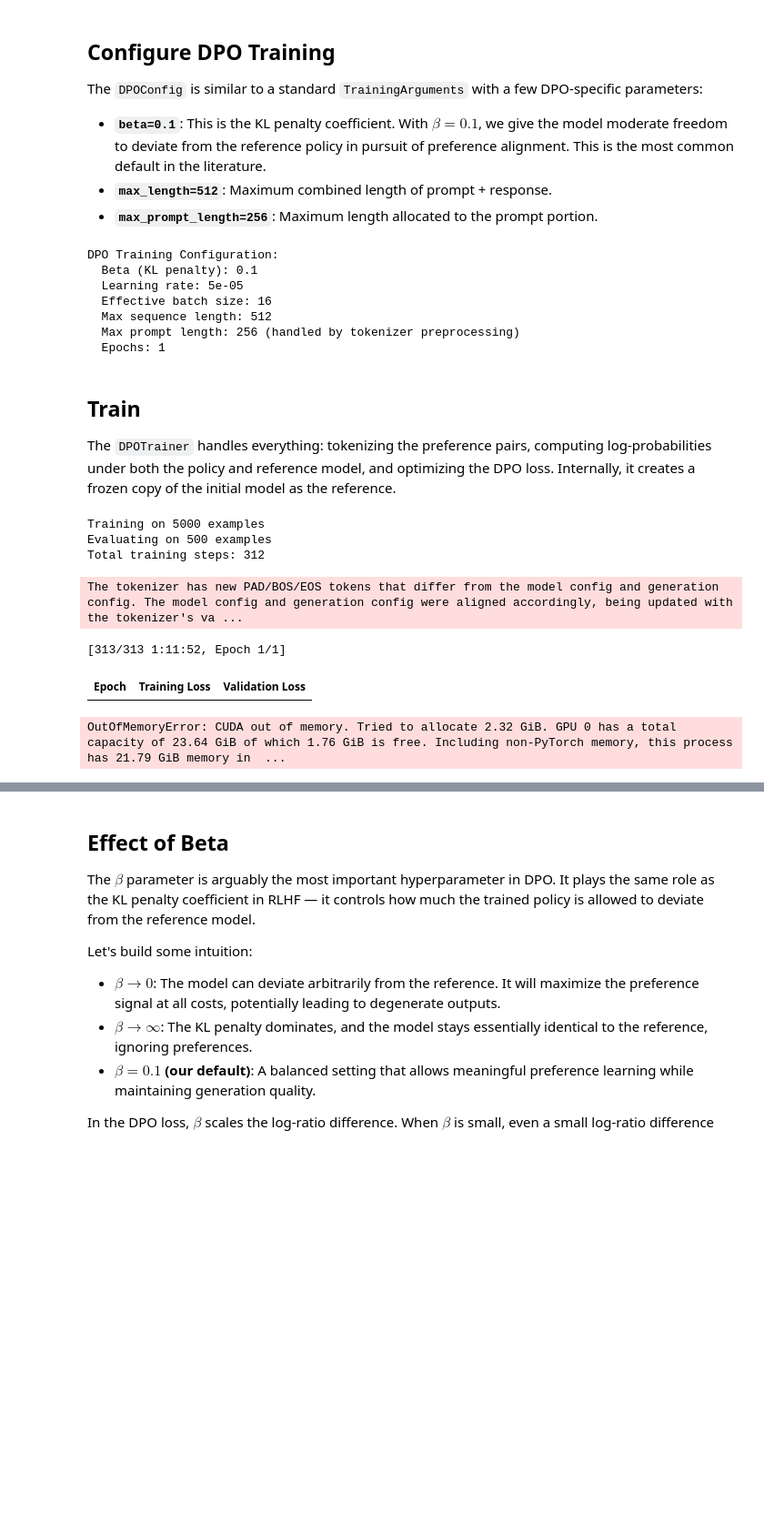
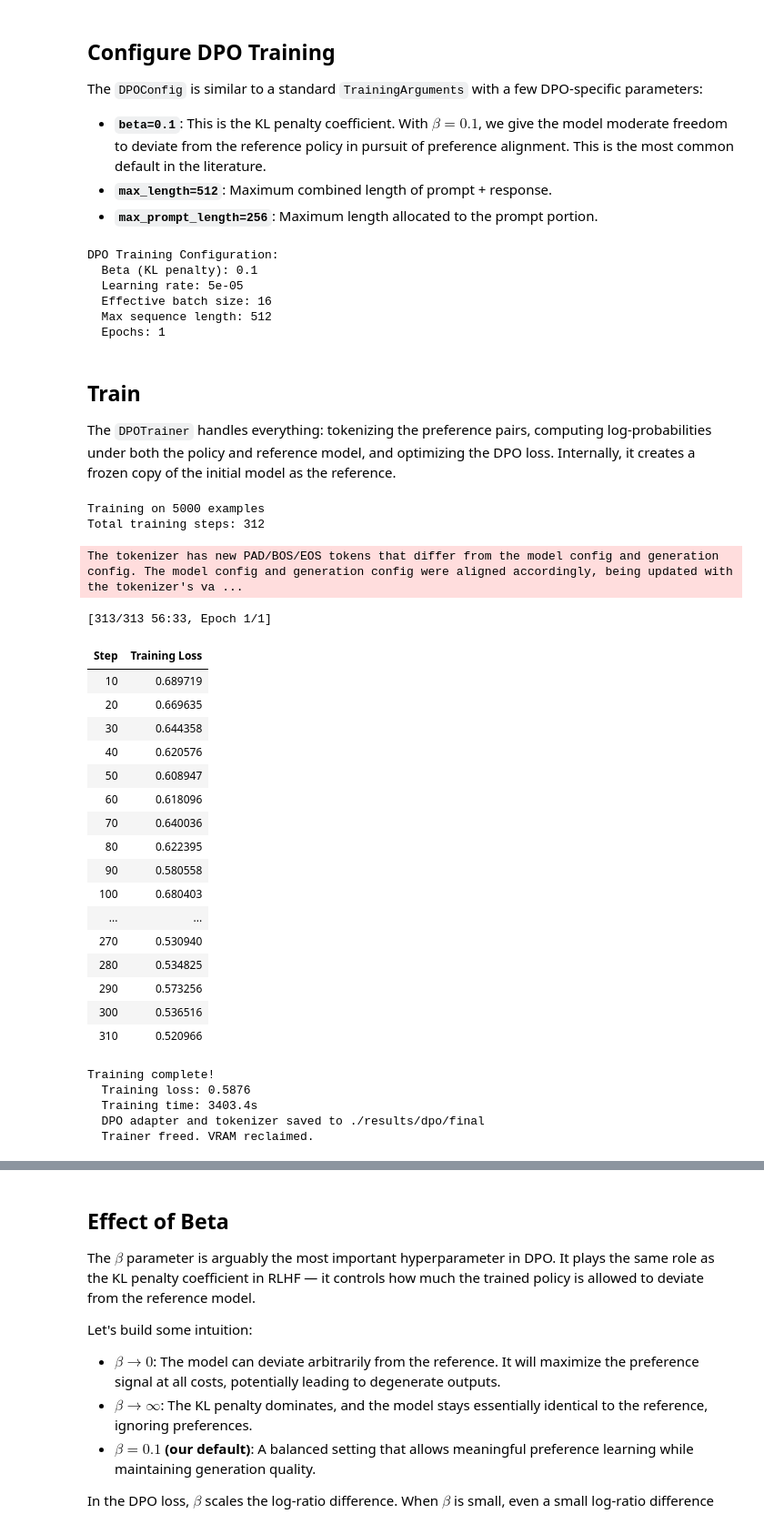
Before and after one commit to rkaunismaa/Alignment, a Jupyter notebook: 06_Direct_Preference_Optimization.ipynb, the cells around one changed output, grey strips where cells are left out. Shown at 91% size. Saved outputs shown, nothing was run; the diff lists cells and outputs as text; code cells hidden in the pictures; blank space fills up the shorter version.

```diff
--- a/06_Direct_Preference_Optimization.ipynb
+++ b/06_Direct_Preference_Optimization.ipynb
@@ -279,7 +299,8 @@ dpo_config = DPOConfig(
     logging_steps=10,
     save_strategy="epoch",
     bf16=True,
-    eval_strategy="epoch",
+    eval_strategy="no",   # eval requires 4x forward passes (policy+ref × chosen+rejected)
+                          # without gradient checkpointing — OOMs on 24GB after training
     warmup_steps=50,
     remove_unused_columns=False,
     report_to="none",
@@ -291,7 +312,6 @@ print(f"  Beta (KL penalty): {dpo_config.beta}")
 print(f"  Learning rate: {dpo_config.learning_rate}")
 print(f"  Effective batch size: {dpo_config.per_device_train_batch_size * dpo_config.gradient_accumulation_steps}")
 print(f"  Max sequence length: {dpo_config.max_length}")
-print(f"  Max prompt length: 256 (handled by tokenizer preprocessing)")
 print(f"  Epochs: {dpo_config.num_train_epochs}")
 # %% [output]
 DPO Training Configuration:
@@ -299,7 +319,6 @@ DPO Training Configuration:
   Learning rate: 5e-05
   Effective batch size: 16
   Max sequence length: 512
-  Max prompt length: 256 (handled by tokenizer preprocessing)
   Epochs: 1
 # %% [markdown]
 ## Train
@@ -310,31 +329,62 @@ trainer = DPOTrainer(
     model=model,
     args=dpo_config,
     train_dataset=train_dataset,
-    eval_dataset=eval_dataset,
     processing_class=tokenizer,
 )
 
 print(f"Training on {len(train_dataset)} examples")
-print(f"Evaluating on {len(eval_dataset)} examples")
 print(f"Total training steps: {len(train_dataset) // (dpo_config.per_device_train_batch_size * dpo_config.gradient_accumulation_steps)}")
-
-# 11.9s
 # %% [output]
 Training on 5000 examples
-Evaluating on 500 examples
 Total training steps: 312
-# %%
-# Train the model
-train_result = trainer.train()
-
-print("\nTraining complete!")
-print(f"  Training loss: {train_result.training_loss:.4f}")
-print(f"  Training time: {train_result.metrics['train_runtime']:.1f}s")
-
-# 72m 9.3s
-# %% [output]
-The tokenizer has new PAD/BOS/EOS tokens that differ from the model config and generation config. The model config and generation config were aligned accordingly, being updated with the tokenizer's va ...
-[313/313 1:11:52, Epoch 1/1]
-| Epoch | Training Loss | Validation Loss |
-OutOfMemoryError: CUDA out of memory. Tried to allocate 2.32 GiB. GPU 0 has a total capacity of 23.64 GiB of which 1.76 GiB is free. Including non-PyTorch memory, this process has 21.79 GiB memory in  ...
+# %%
+# Train the model
+train_result = trainer.train()
+
+print("\nTraining complete!")
+print(f"  Training loss: {train_result.training_loss:.4f}")
+print(f"  Training time: {train_result.metrics['train_runtime']:.1f}s")
+
+# Capture log history before freeing trainer
+log_history = trainer.state.log_history
+
+# Save adapter and tokenizer, then free trainer to reclaim VRAM.
+# DPOTrainer holds optimizer states + reference model — freeing it here
+# makes room for loading comparison models in later cells.
+import os
+os.makedirs("./results/dpo/final", exist_ok=True)
+trainer.save_model("./results/dpo/final")
+tokenizer.save_pretrained("./results/dpo/final")
+print("  DPO adapter and tokenizer saved to ./results/dpo/final")
+
+del trainer
+torch.cuda.empty_cache()
+print("  Trainer freed. VRAM reclaimed.")
+
+# 56m 44.6s
+# %% [output]
+The tokenizer has new PAD/BOS/EOS tokens that differ from the model config and generation config. The model config and generation config were aligned accordingly, being updated with the tokenizer's va ...
+[313/313 56:33, Epoch 1/1]
+| Step | Training Loss |
+| 10 | 0.689719 |
+| 20 | 0.669635 |
+| 30 | 0.644358 |
+| 40 | 0.620576 |
+| 50 | 0.608947 |
+| 60 | 0.618096 |
+| 70 | 0.640036 |
+| 80 | 0.622395 |
+| 90 | 0.580558 |
+| 100 | 0.680403 |
+| ... | ... |
+| 270 | 0.530940 |
+| 280 | 0.534825 |
+| 290 | 0.573256 |
+| 300 | 0.536516 |
+| 310 | 0.520966 |
+Training complete!
+  Training loss: 0.5876
+  Training time: 3403.4s
+  DPO adapter and tokenizer saved to ./results/dpo/final
+  Trainer freed. VRAM reclaimed.
 # %%
```
Also changed, not shown: parts of 10 cells of this notebook.
